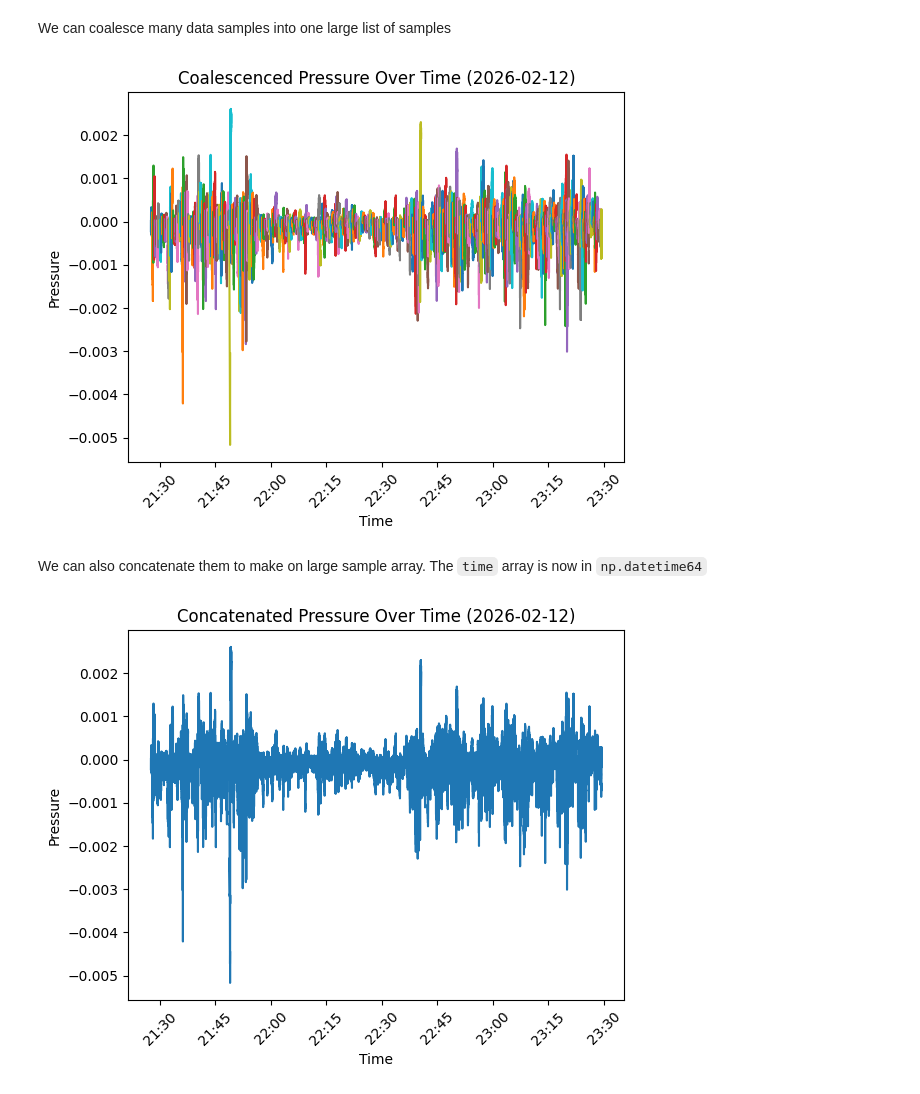
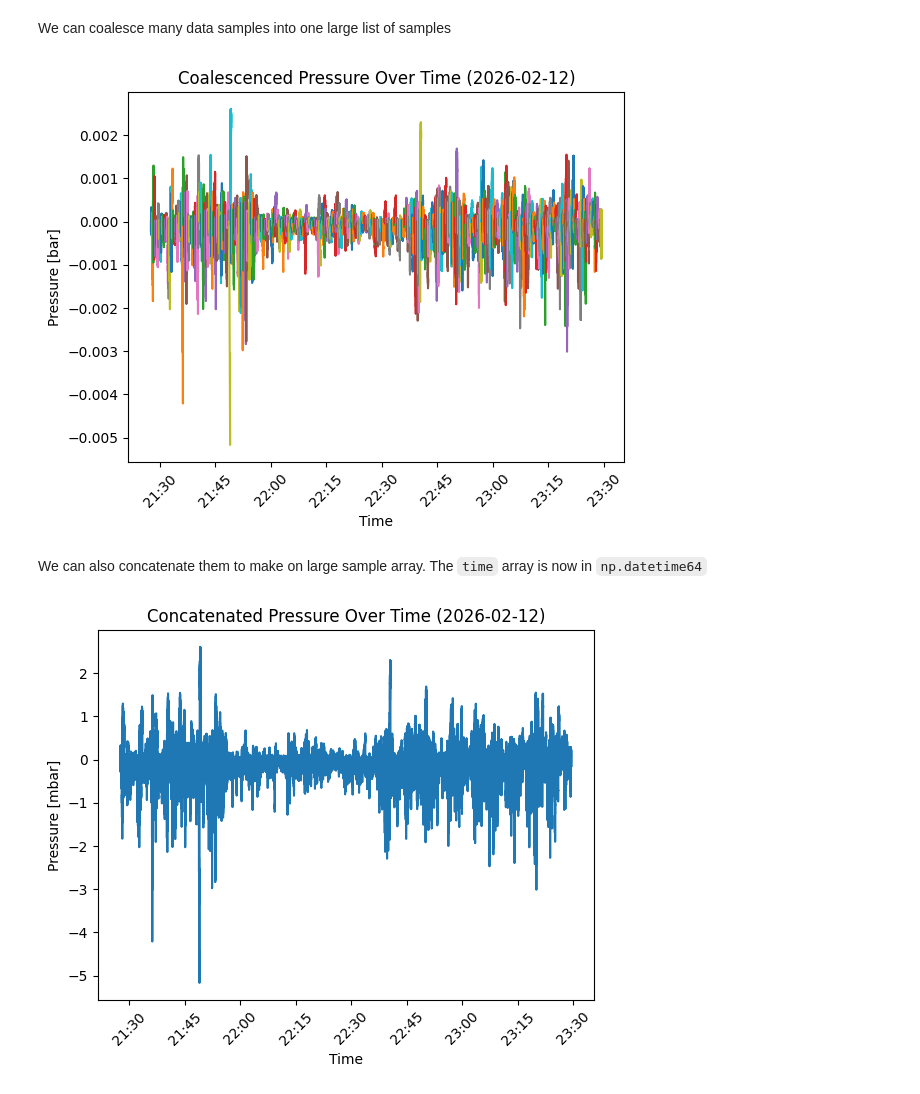
Before and after one commit to kartographer/met4a_data, a Jupyter notebook: notebooks/extract_data.ipynb, the cells around one changed output. Cells and saved outputs as stored; diff of their text form; code cells hidden in the pictures.

Commit message:
add mbar units to plot

```diff
--- a/notebooks/extract_data.ipynb
+++ b/notebooks/extract_data.ipynb
@@ -73,30 +73,32 @@ for idx in range(len(time)):
 date_str = time[0][0].strftime('%Y-%m-%d')
 plt.title(f"Coalescenced Pressure Over Time ({date_str})")
 plt.xlabel("Time")
-plt.ylabel("Pressure")
+plt.ylabel("Pressure [bar]")
 ax.xaxis.set_major_formatter(mdates.DateFormatter('%H:%M'))
 plt.xticks(rotation=45);
 # %% [output]
-[figure, old version]
+[figure, new version]
 # %% [markdown]
 We can also concatenate them to make on large sample array. The `time` array is now in `np.datetime64`
 # %%
 %matplotlib inline
 import numpy as np
 import matplotlib.pyplot as plt
 import matplotlib.dates as mdates
 
 time, pressure = coalesce_time_pressure(data_list, concatenate=True)
 
+pressure = pressure*1000 # Convert from bar to mbar
+
 fig, ax = plt.subplots()
 
 ax.plot(time, pressure, label=f"Dataset {idx+1}")
 
 date_str = time[0].astype('datetime64[ms]').item().strftime('%Y-%m-%d')
 plt.title(f"Concatenated Pressure Over Time ({date_str})")
 plt.xlabel("Time")
-plt.ylabel("Pressure")
+plt.ylabel("Pressure [mbar]")
 ax.xaxis.set_major_formatter(mdates.DateFormatter('%H:%M'))
 plt.xticks(rotation=45);
 # %% [output]
-[figure, old version]
+[figure, new version]
```
